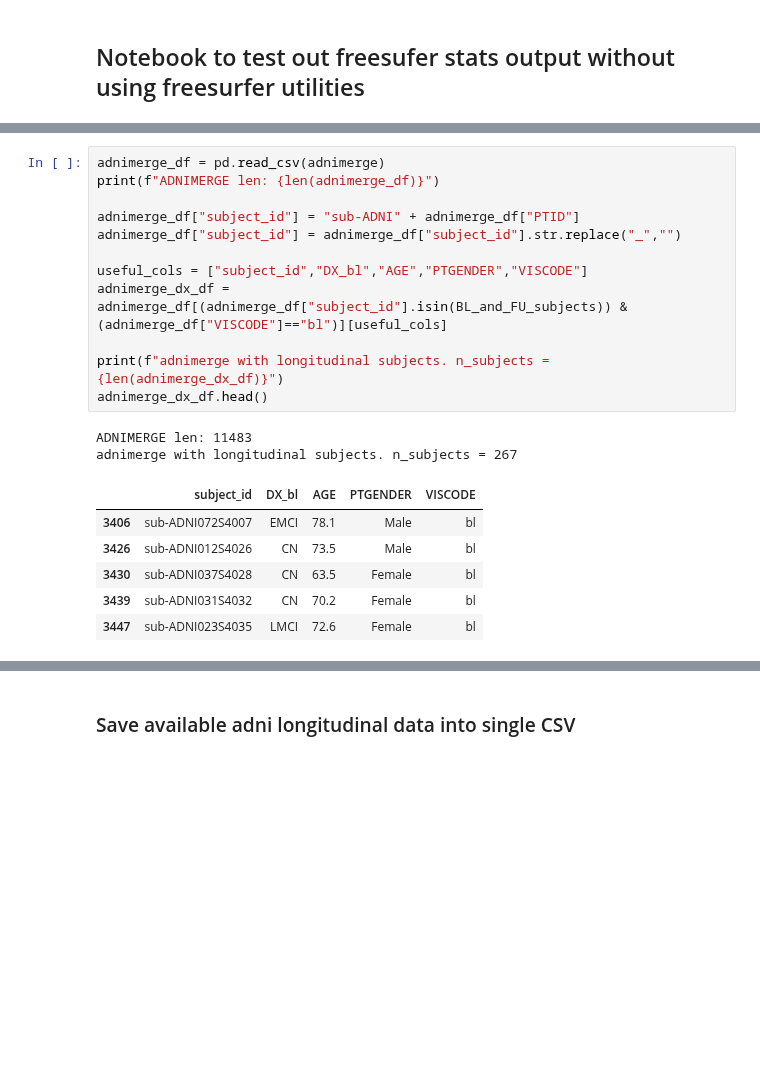
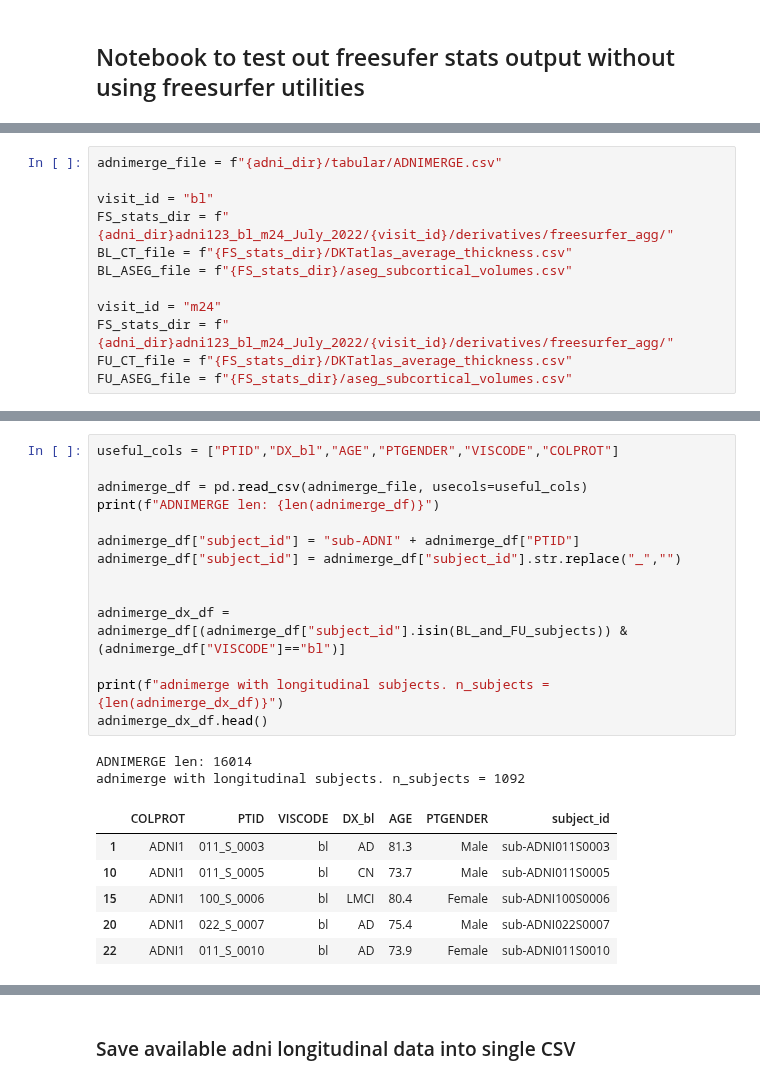
Before and after one commit to nikhil153/brain-diff, a Jupyter notebook: notebooks/9_freesurfer_stats.ipynb, the cells around one changed output, grey strips where cells are left out. Saved outputs shown, nothing was run; the diff lists cells and outputs as text; blank space fills up the shorter version.

```diff
--- a/notebooks/9_freesurfer_stats.ipynb
+++ b/notebooks/9_freesurfer_stats.ipynb
@@ -30,0 +31,12 @@ fs_output_dir = "/home/nikhil/projects/QPN_processing/test_data/fmriprep/output/
+# %%
+adnimerge_file = f"{adni_dir}/tabular/ADNIMERGE.csv"
+
+visit_id = "bl"
+FS_stats_dir = f"{adni_dir}adni123_bl_m24_July_2022/{visit_id}/derivatives/freesurfer_agg/"
+BL_CT_file = f"{FS_stats_dir}/DKTatlas_average_thickness.csv"
+BL_ASEG_file = f"{FS_stats_dir}/aseg_subcortical_volumes.csv"
+
+visit_id = "m24"
+FS_stats_dir = f"{adni_dir}adni123_bl_m24_July_2022/{visit_id}/derivatives/freesurfer_agg/"
+FU_CT_file = f"{FS_stats_dir}/DKTatlas_average_thickness.csv"
+FU_ASEG_file = f"{FS_stats_dir}/aseg_subcortical_volumes.csv"
@@ -194,21 +78,23 @@ Number unique subjects with CT and ASEG features
 # %%
-adnimerge_df = pd.read_csv(adnimerge)
+useful_cols = ["PTID","DX_bl","AGE","PTGENDER","VISCODE","COLPROT"]
+
+adnimerge_df = pd.read_csv(adnimerge_file, usecols=useful_cols)
 print(f"ADNIMERGE len: {len(adnimerge_df)}")
 
 adnimerge_df["subject_id"] = "sub-ADNI" + adnimerge_df["PTID"]
 adnimerge_df["subject_id"] = adnimerge_df["subject_id"].str.replace("_","")
 
-useful_cols = ["subject_id","DX_bl","AGE","PTGENDER","VISCODE"]
-adnimerge_dx_df = adnimerge_df[(adnimerge_df["subject_id"].isin(BL_and_FU_subjects)) & (adnimerge_df["VISCODE"]=="bl")][useful_cols]
+
+adnimerge_dx_df = adnimerge_df[(adnimerge_df["subject_id"].isin(BL_and_FU_subjects)) & (adnimerge_df["VISCODE"]=="bl")]
 
 print(f"adnimerge with longitudinal subjects. n_subjects = {len(adnimerge_dx_df)}")
 adnimerge_dx_df.head()
 # %% [output]
-ADNIMERGE len: 11483
-adnimerge with longitudinal subjects. n_subjects = 267
+ADNIMERGE len: 16014
+adnimerge with longitudinal subjects. n_subjects = 1092
-|  | subject_id | DX_bl | AGE | PTGENDER | VISCODE |
-| 3406 | sub-ADNI072S4007 | EMCI | 78.1 | Male | bl |
-| 3426 | sub-ADNI012S4026 | CN | 73.5 | Male | bl |
-| 3430 | sub-ADNI037S4028 | CN | 63.5 | Female | bl |
-| 3439 | sub-ADNI031S4032 | CN | 70.2 | Female | bl |
-| 3447 | sub-ADNI023S4035 | LMCI | 72.6 | Female | bl |
+|  | COLPROT | PTID | VISCODE | DX_bl | AGE | PTGENDER | subject_id |
+| 1 | ADNI1 | 011_S_0003 | bl | AD | 81.3 | Male | sub-ADNI011S0003 |
+| 10 | ADNI1 | 011_S_0005 | bl | CN | 73.7 | Male | sub-ADNI011S0005 |
+| 15 | ADNI1 | 100_S_0006 | bl | LMCI | 80.4 | Female | sub-ADNI100S0006 |
+| 20 | ADNI1 | 022_S_0007 | bl | AD | 75.4 | Male | sub-ADNI022S0007 |
+| 22 | ADNI1 | 011_S_0010 | bl | AD | 73.9 | Female | sub-ADNI011S0010 |
```
Also changed, not shown: parts of 29 cells of this notebook, 4 other files.
